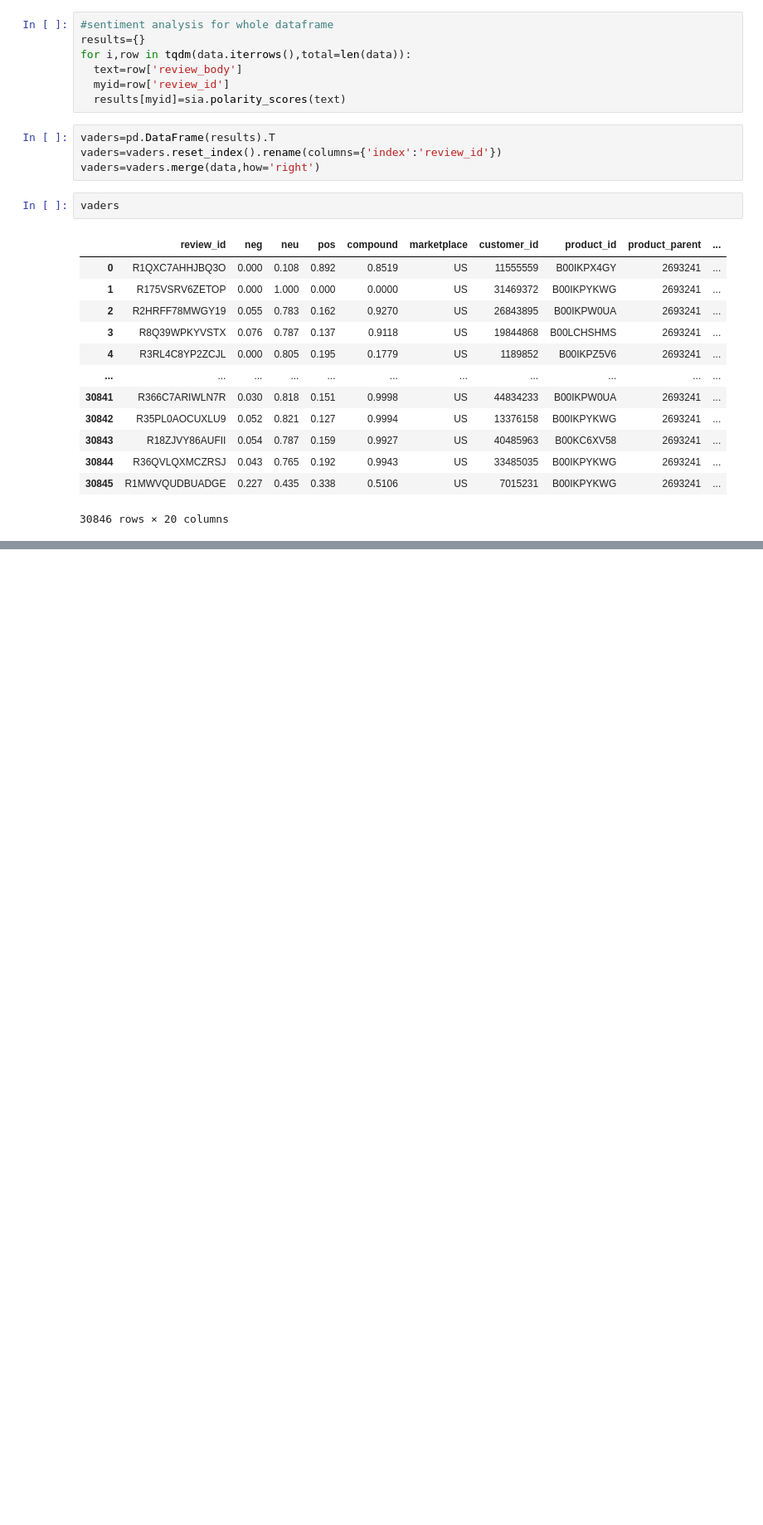
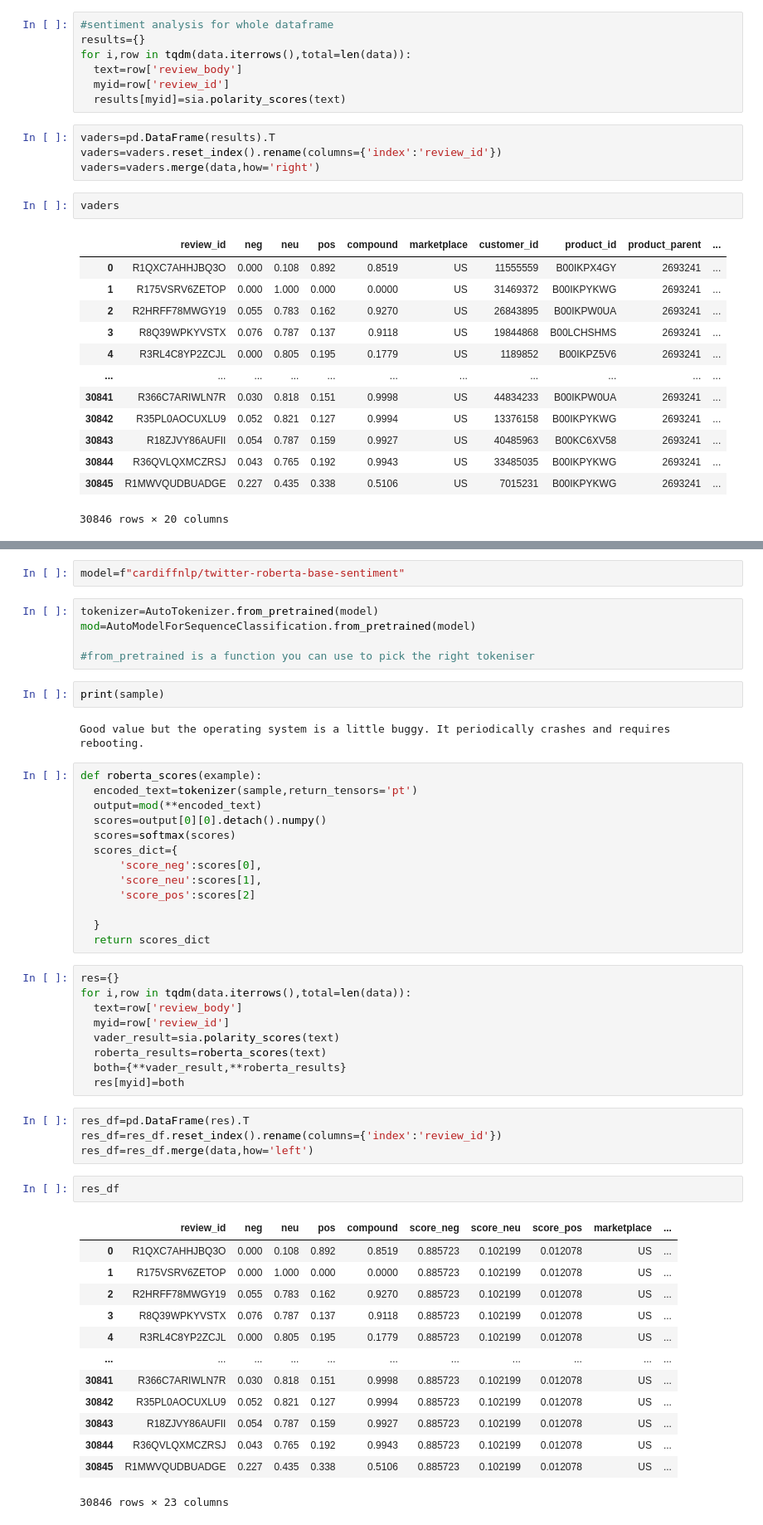
Before and after one commit to devvaii/NLP_sentiment_analysis, a Jupyter notebook: sentiment_analysis_NLP.ipynb, the cells around one changed output, grey strips where cells are left out. Shown: that part at 83% size. Cells and saved outputs as stored; diff of their text form; blank space fills up the shorter version.

```diff
--- a/sentiment_analysis_NLP.ipynb
+++ b/sentiment_analysis_NLP.ipynb
@@ -229,0 +258,53 @@ vaders
+# %%
+model=f"cardiffnlp/twitter-roberta-base-sentiment"
+# %%
+tokenizer=AutoTokenizer.from_pretrained(model)
+mod=AutoModelForSequenceClassification.from_pretrained(model)
+
+#from_pretrained is a function you can use to pick the right tokeniser
+# %%
+print(sample)
+# %% [output]
+Good value but the operating system is a little buggy. It periodically crashes and requires rebooting.
+# %%
+def roberta_scores(example):
+  encoded_text=tokenizer(sample,return_tensors='pt')
+  output=mod(**encoded_text)
+  scores=output[0][0].detach().numpy()
+  scores=softmax(scores)
+  scores_dict={
+      'score_neg':scores[0],
+      'score_neu':scores[1],
+      'score_pos':scores[2]
+
+  }
+  return scores_dict
+# %%
+res={}
+for i,row in tqdm(data.iterrows(),total=len(data)):
+  text=row['review_body']
+  myid=row['review_id']
+  vader_result=sia.polarity_scores(text)
+  roberta_results=roberta_scores(text)
+  both={**vader_result,**roberta_results}
+  res[myid]=both
+# %%
+res_df=pd.DataFrame(res).T
+res_df=res_df.reset_index().rename(columns={'index':'review_id'})
+res_df=res_df.merge(data,how='left')
+# %%
+res_df
+# %% [output]
+|  | review_id | neg | neu | pos | compound | score_neg | score_neu | score_pos | marketplace | ... |
+| 0 | R1QXC7AHHJBQ3O | 0.000 | 0.108 | 0.892 | 0.8519 | 0.885723 | 0.102199 | 0.012078 | US | ... |
+| 1 | R175VSRV6ZETOP | 0.000 | 1.000 | 0.000 | 0.0000 | 0.885723 | 0.102199 | 0.012078 | US | ... |
+| 2 | R2HRFF78MWGY19 | 0.055 | 0.783 | 0.162 | 0.9270 | 0.885723 | 0.102199 | 0.012078 | US | ... |
+| 3 | R8Q39WPKYVSTX | 0.076 | 0.787 | 0.137 | 0.9118 | 0.885723 | 0.102199 | 0.012078 | US | ... |
+| 4 | R3RL4C8YP2ZCJL | 0.000 | 0.805 | 0.195 | 0.1779 | 0.885723 | 0.102199 | 0.012078 | US | ... |
+| ... | ... | ... | ... | ... | ... | ... | ... | ... | ... | ... |
+| 30841 | R366C7ARIWLN7R | 0.030 | 0.818 | 0.151 | 0.9998 | 0.885723 | 0.102199 | 0.012078 | US | ... |
+| 30842 | R35PL0AOCUXLU9 | 0.052 | 0.821 | 0.127 | 0.9994 | 0.885723 | 0.102199 | 0.012078 | US | ... |
+| 30843 | R18ZJVY86AUFII | 0.054 | 0.787 | 0.159 | 0.9927 | 0.885723 | 0.102199 | 0.012078 | US | ... |
+| 30844 | R36QVLQXMCZRSJ | 0.043 | 0.765 | 0.192 | 0.9943 | 0.885723 | 0.102199 | 0.012078 | US | ... |
+| 30845 | R1MWVQUDBUADGE | 0.227 | 0.435 | 0.338 | 0.5106 | 0.885723 | 0.102199 | 0.012078 | US | ... |
+30846 rows × 23 columns
```
Also changed, not shown: parts of 6 cells of this notebook.
